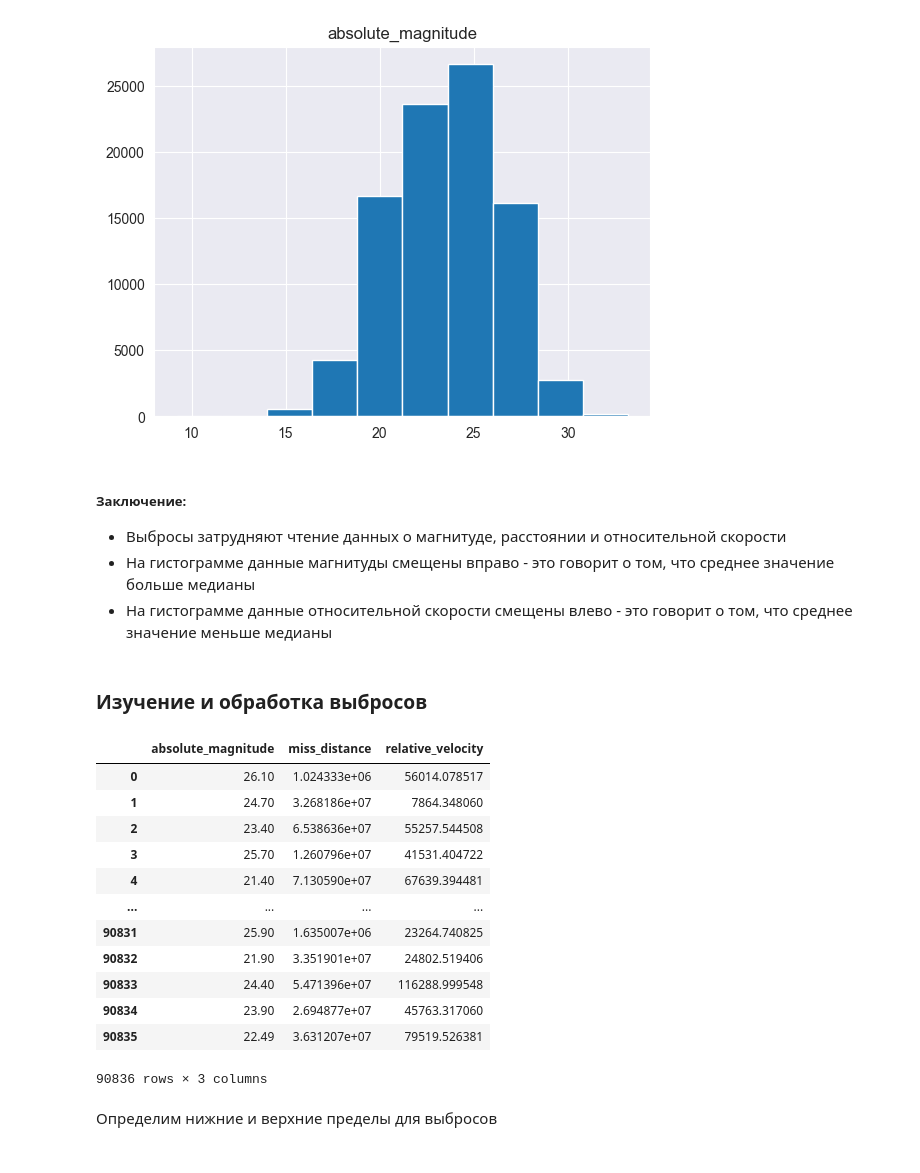
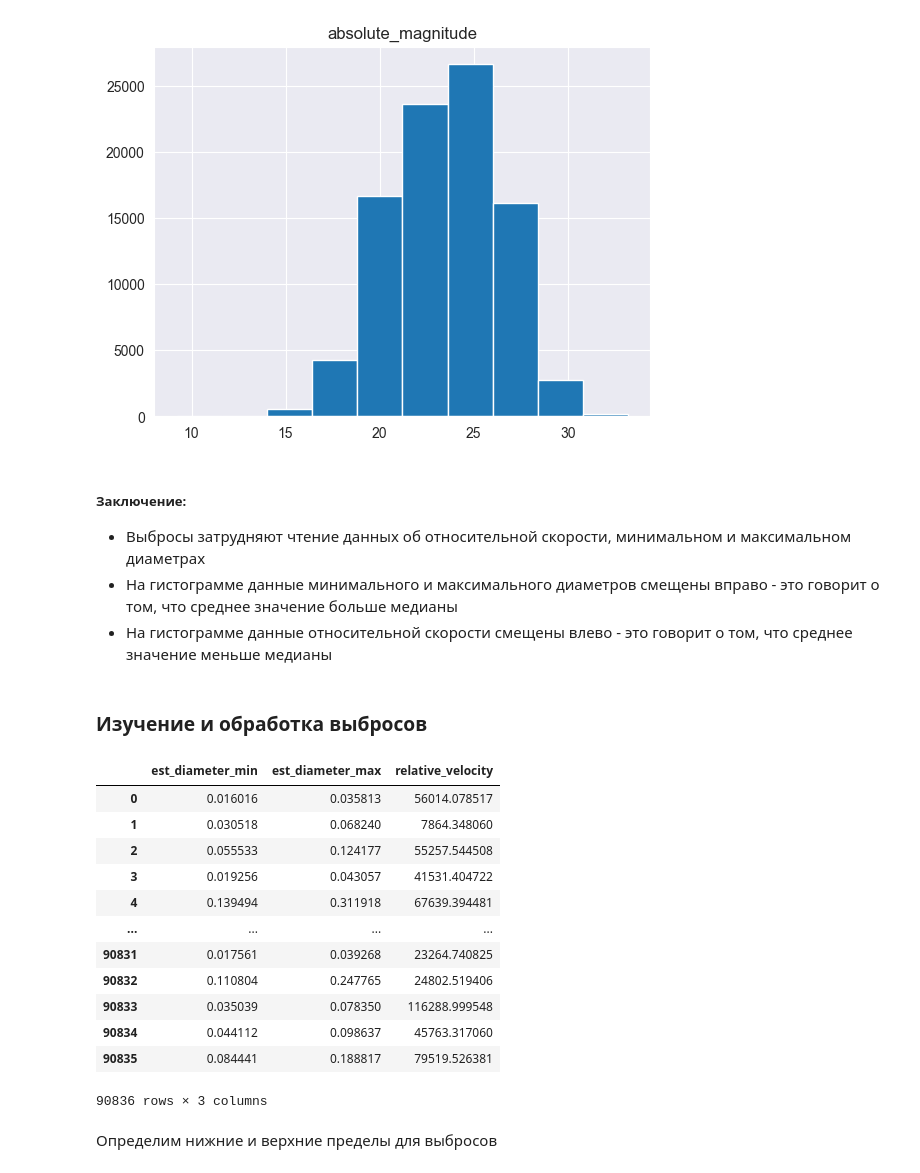
Before and after one commit to stwz13/ml, a Jupyter notebook: lab1.ipynb, the cells around one changed output. Cells and saved outputs as stored; diff of their text form; code cells hidden in the pictures.

```diff
--- a/lab1.ipynb
+++ b/lab1.ipynb
@@ -96,5 +97,6 @@ dtype: float64
 * `est_diameter_max`
 * `name`
 # %%
-data["id"].value_counts()
+data = data.drop(columns=["id"])
+data
 # %% [output]
@@ -119,7 +120,7 @@ Name: count, Length: 27352, dtype: int64
 * Заполнить пропущенные значения в столбце `est_diameter_max` путем прибавления к `est_diameter_min` (среди которого нет пропусков) среднего значения отклонения `est_diameter_max` от `est_diameter_min`
 * Заполнить пропущенные значения в столбце `name` значениями "unknown"
 # %%
-data["id"] = data["id"].fillna(data["id"].mode()[0])
+# data["id"] = data["id"].fillna(data["id"].mode()[0])
 data["absolute_magnitude"] = data["absolute_magnitude"].fillna(data["absolute_magnitude"].mean())
 data["relative_velocity"] = data["relative_velocity"].fillna(data["relative_velocity"].mean())
 
@@ -144,4 +144,6 @@ dtype: int64
 # %%
 data["year"] = data["name"].str.extract(r'\(.*?\b(\d{4})\b.*?\)')
 data["year"].value_counts()
+data = data.drop(columns=["name"])
+data
 # %% [output]
@@ -187,9 +187,7 @@ np.int64(0)
 # %% [markdown]
 ### Коррекция типов данных
 # %%
-data["id"] = data["id"].astype(int)
 data["year"] = data["year"].astype(int)
-data["hazardous"] = data["hazardous"].astype(int)
 data.info()
 # %% [output]
 <class 'pandas.core.frame.DataFrame'>
@@ -279,27 +273,28 @@ for column in columns:
 [figure]
 # %% [markdown]
 ##### Заключение:
-* Выбросы затрудняют чтение данных о магнитуде, расстоянии и относительной скорости
-* На гистограмме данные магнитуды смещены вправо - это говорит о том, что среднее значение больше медианы
+* Выбросы затрудняют чтение данных об относительной скорости, минимальном и максимальном диаметрах
+* На гистограмме данные минимального и максимального диаметров смещены вправо - это говорит о том, что среднее значение больше медианы
 * На гистограмме данные относительной скорости смещены влево - это говорит о том, что среднее значение меньше медианы
 # %% [markdown]
 ### Изучение и обработка выбросов
 # %%
-outlier = data[["absolute_magnitude", "miss_distance", "relative_velocity"]]
+outlier_columns = ["est_diameter_min", "est_diameter_max", "relative_velocity"]
+outlier = data[outlier_columns]
 outlier
 # %% [output]
-|  | absolute_magnitude | miss_distance | relative_velocity |
-| 0 | 26.10 | 1.024333e+06 | 56014.078517 |
-| 1 | 24.70 | 3.268186e+07 | 7864.348060 |
-| 2 | 23.40 | 6.538636e+07 | 55257.544508 |
-| 3 | 25.70 | 1.260796e+07 | 41531.404722 |
-| 4 | 21.40 | 7.130590e+07 | 67639.394481 |
+|  | est_diameter_min | est_diameter_max | relative_velocity |
+| 0 | 0.016016 | 0.035813 | 56014.078517 |
+| 1 | 0.030518 | 0.068240 | 7864.348060 |
+| 2 | 0.055533 | 0.124177 | 55257.544508 |
+| 3 | 0.019256 | 0.043057 | 41531.404722 |
+| 4 | 0.139494 | 0.311918 | 67639.394481 |
 | ... | ... | ... | ... |
-| 90831 | 25.90 | 1.635007e+06 | 23264.740825 |
-| 90832 | 21.90 | 3.351901e+07 | 24802.519406 |
-| 90833 | 24.40 | 5.471396e+07 | 116288.999548 |
-| 90834 | 23.90 | 2.694877e+07 | 45763.317060 |
-| 90835 | 22.49 | 3.631207e+07 | 79519.526381 |
+| 90831 | 0.017561 | 0.039268 | 23264.740825 |
+| 90832 | 0.110804 | 0.247765 | 24802.519406 |
+| 90833 | 0.035039 | 0.078350 | 116288.999548 |
+| 90834 | 0.044112 | 0.098637 | 45763.317060 |
+| 90835 | 0.084441 | 0.188817 | 79519.526381 |
 90836 rows × 3 columns
 # %% [markdown]
 Определим нижние и верхние пределы для выбросов
```
Also changed, not shown: parts of 33 cells of this notebook, 1 other file.
